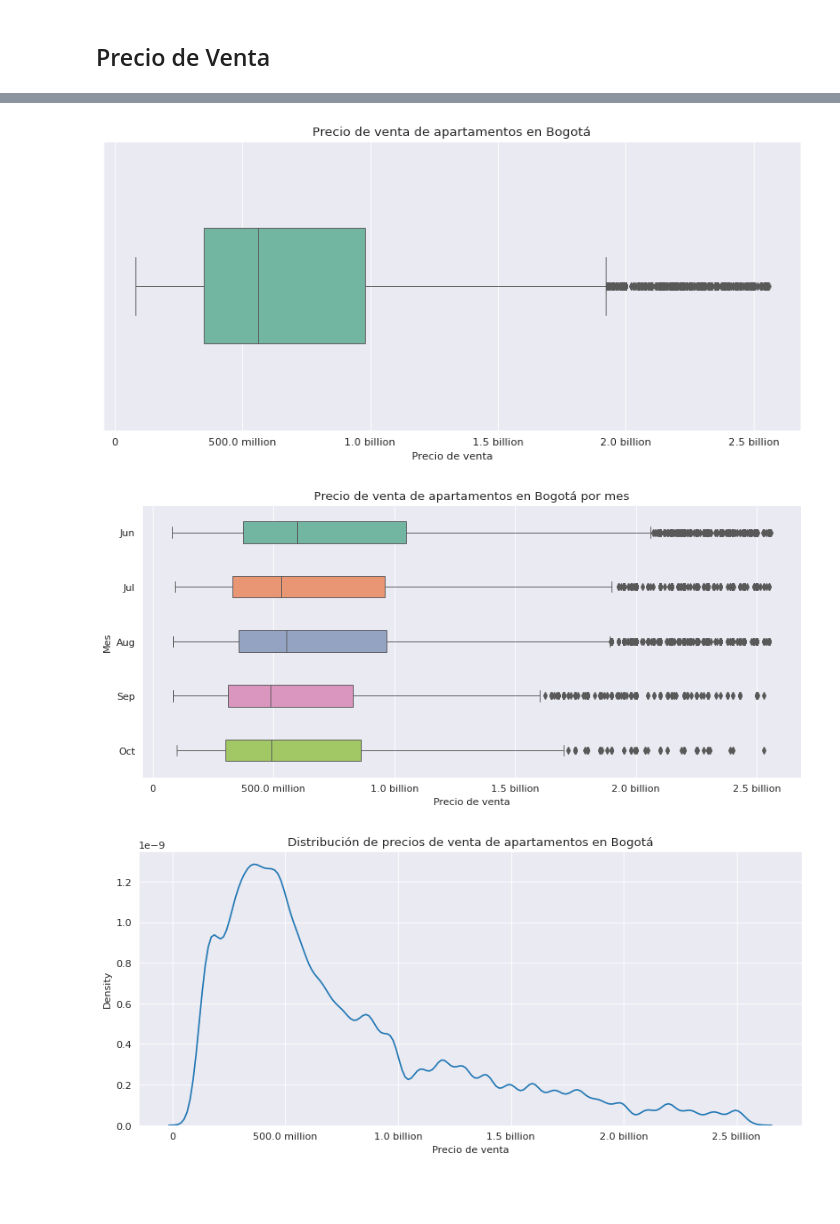
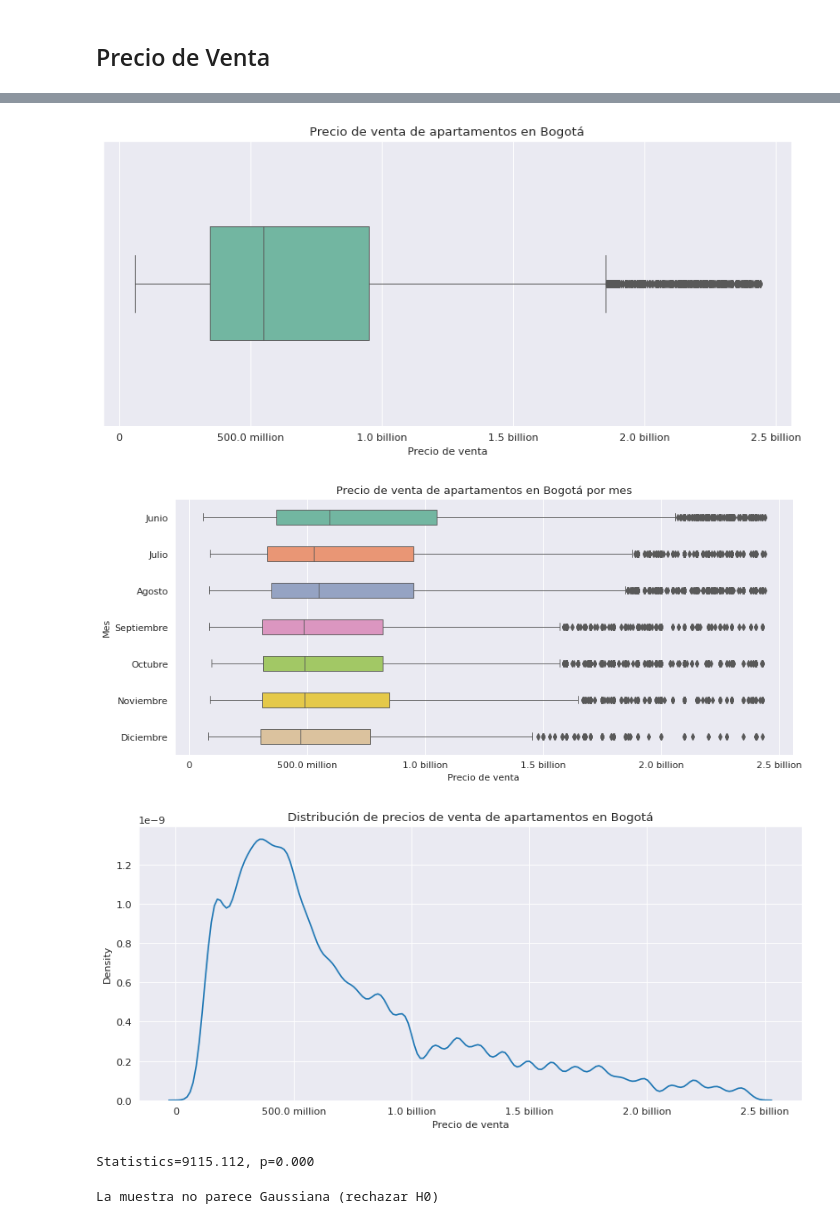
Before and after one commit to builker-col/bogota-apartments, a Jupyter notebook: notebooks/venta_data_exploraty.ipynb, the cells around one changed output, grey strips where cells are left out. Cells and saved outputs as stored; diff of their text form; code cells hidden in the pictures; blank space fills up the shorter version.

```diff
--- a/notebooks/venta_data_exploraty.ipynb
+++ b/notebooks/venta_data_exploraty.ipynb
@@ -10,3 +18,13 @@ warnings.filterwarnings('ignore')
 # %%
 sns.set_style('darkgrid')
 plt.rcParams['figure.dpi'] = 80
+# %%
+client = pymongo.MongoClient(os.getenv('MONGO_URI'))
+db = client[os.getenv('MONGO_DATABASE')]
+collection = db['scrapy_bogota_apartments_processed']
+
+apartments = pd.DataFrame(list(collection.find()))
+apartments = apartments.drop(columns=['_id'], axis=1)
+apartments = apartments.loc[(apartments['tipo_operacion'] == 'VENTA') & (apartments['coords_modified'] == False)]
+
+apartments.head(3)
@@ -13,6 +37,6 @@ plt.rcParams['figure.dpi'] = 80
 # %%
-apartments = pd.read_csv('../data/processed/apartments.csv')
-print(apartments.shape)
-apartments = apartments.loc[(apartments['tipo_operacion'] == 'VENTA') & (apartments['coords_modified'] == False)]
-apartments = apartments.drop(['precio_arriendo'], axis=1)
-apartments.head()
+# apartments = pd.read_csv('../data/processed/apartments.csv')
+# print(apartments.shape)
+# apartments = apartments.loc[(apartments['tipo_operacion'] == 'VENTA') & (apartments['coords_modified'] == False)]
+# apartments = apartments.drop(['precio_arriendo'], axis=1)
+# apartments.head()
@@ -105,9 +121,7 @@ apartments.shape
 # %%
 # selecionar todos los meses de datetime
 apartments['month'] = apartments['datetime'].dt.month
-# %%
-# pasar el mes a string
-import calendar
-
-apartments['month'] = apartments['month'].apply(lambda x: calendar.month_abbr[x])
+# %%
+apartments['month_name'] = apartments['month'].replace({1:'Enero', 2:'Febrero', 3:'Marzo', 4:'Abril', 5:'Mayo', 6:'Junio',
+                                   7:'Julio', 8:'Agosto', 9:'Septiembre', 10:'Octubre', 11:'Noviembre', 12:'Diciembre'})
 # %%
@@ -195,26 +240,26 @@ plt.gca().get_xaxis().set_major_formatter(plt.FuncFormatter(fotmat_tick_humanize
 plt.xlabel('Precio de venta')
 plt.show()
 # %% [output]
-[figure, old version]
+[figure, new version]
 # %%
 plt.figure(figsize=(12, 5))
 
 sns.boxplot(
     data=apartments,
     x='precio_venta',
-    y='month',
+    y='month_name',
     width=.4,
     palette='Set2',
     linewidth=.8,
 )
 
 plt.title('Precio de venta de apartamentos en Bogotá por mes')
 plt.gca().get_xaxis().set_major_formatter(plt.FuncFormatter(fotmat_tick_humanize))
 plt.xlabel('Precio de venta')
 plt.ylabel('Mes')
 plt.show()
 # %% [output]
-[figure, old version]
+[figure, new version]
 # %%
 plt.figure(figsize=(12, 5))
 
@@ -229,7 +274,20 @@ plt.xlabel('Precio de venta')
 plt.gca().get_xaxis().set_major_formatter(plt.FuncFormatter(fotmat_tick_humanize))
 plt.show()
 # %% [output]
-[figure, old version]
+[figure, new version]
+# %%
+stat, p = stats.normaltest(apartments['precio_venta'])
+print('Statistics=%.3f, p=%.3f' % (stat, p))
+# %% [output]
+Statistics=9115.112, p=0.000
+# %%
+alpha = 0.05
+if p > alpha:
+    print('La muestra parece Gaussiana (no rechazar H0)')
+else:
+    print('La muestra no parece Gaussiana (rechazar H0)')
+# %% [output]
+La muestra no parece Gaussiana (rechazar H0)
 # %%
 apartments['is_cerca_estacion_tm'].value_counts()
 # %% [output]
```
Also changed, not shown: parts of 29 cells of this notebook, 14 other files.
